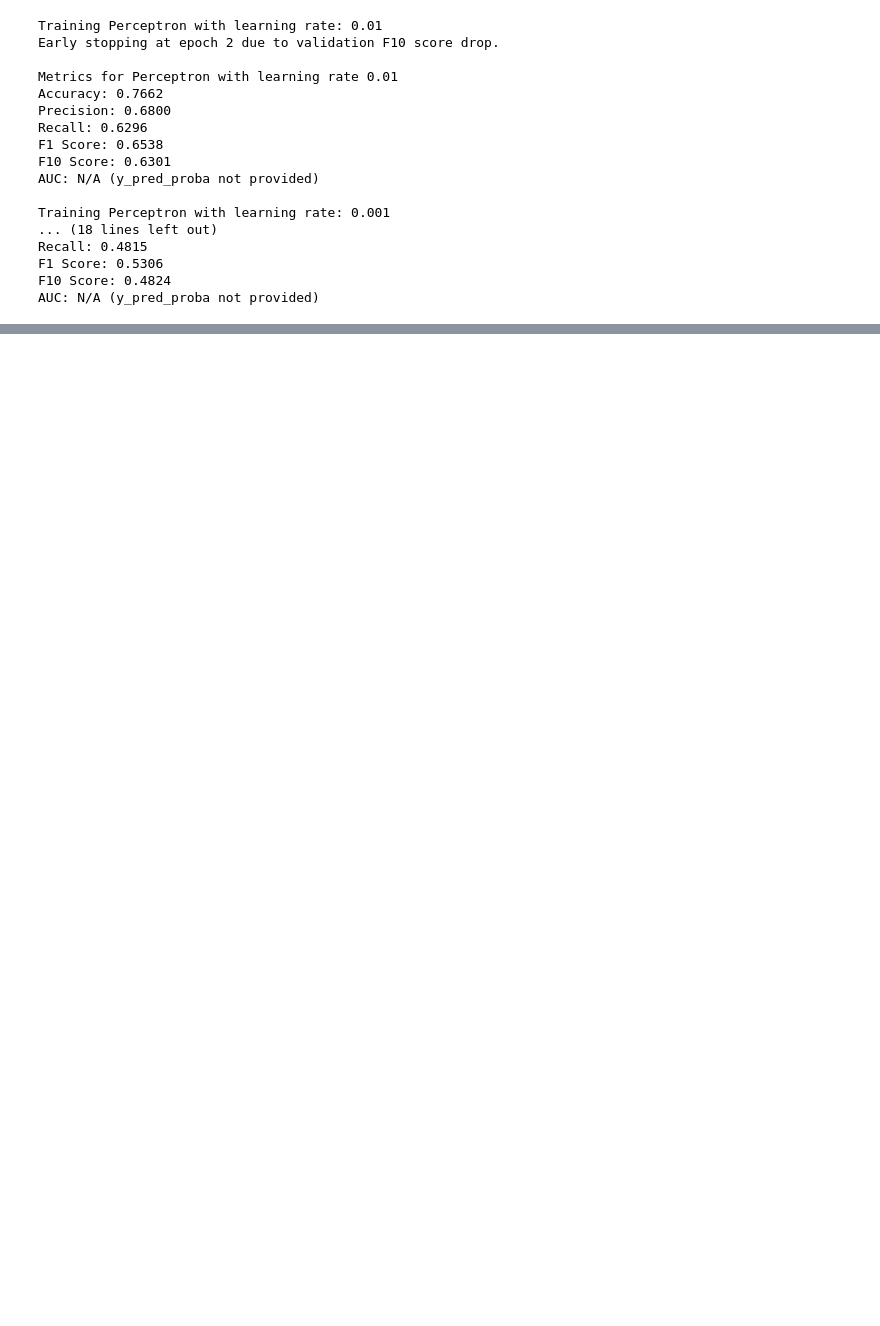
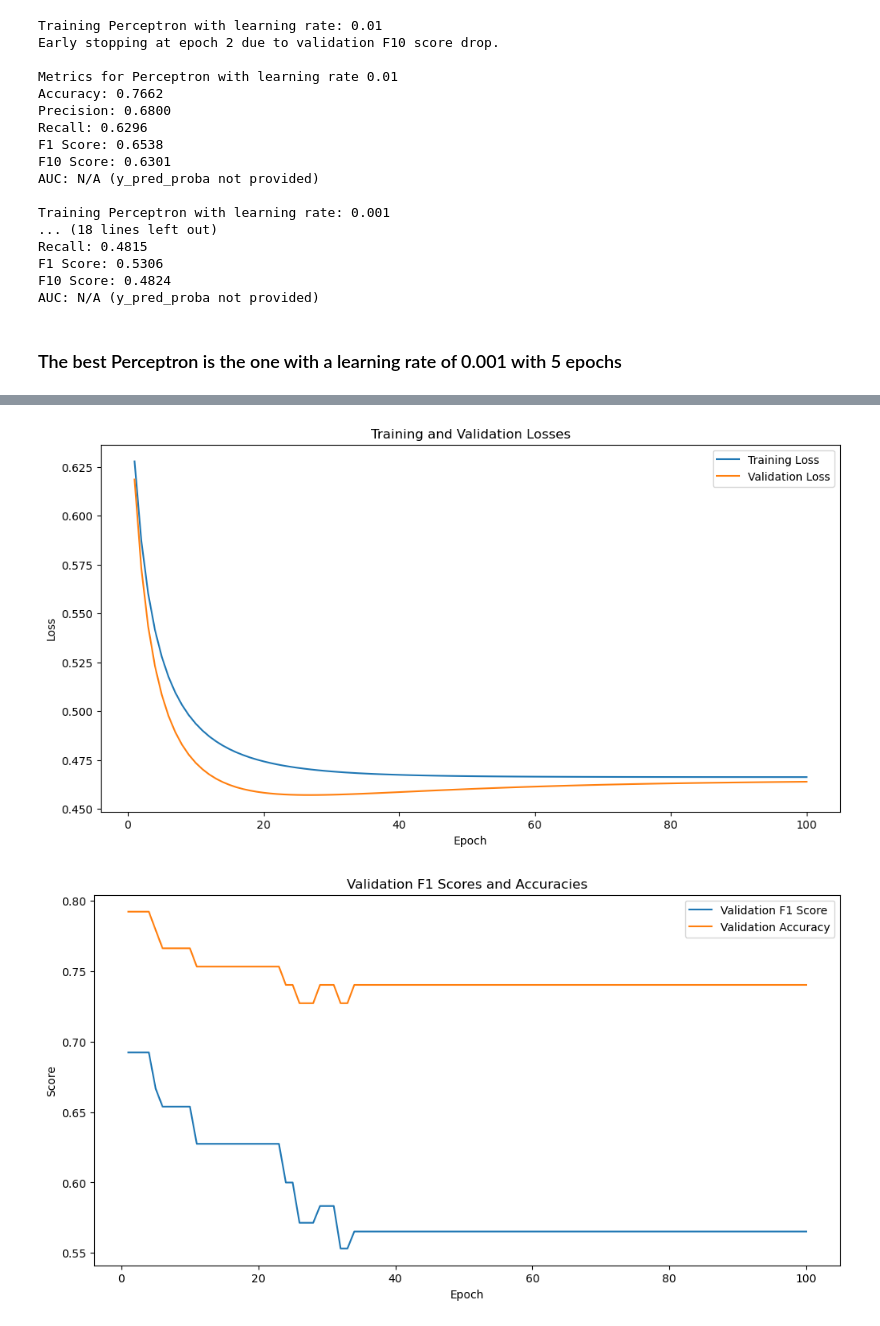
Before and after one commit to nnidadavolu4/DeepLearningFundamentals_a1772276, a Jupyter notebook: Assignment 1_Perceptron/Assignment1_DLF.ipynb, the cells around one changed output, grey strips where cells are left out. Drawn from its saved outputs; the diff is of its cells as text; code cells hidden in the pictures; blank space fills up the shorter version.

```diff
--- a/Assignment 1_Perceptron/Assignment1_DLF.ipynb
+++ b/Assignment 1_Perceptron/Assignment1_DLF.ipynb
@@ -145,7 +162,6 @@ def calculate_metrics(y_true, y_pred, y_pred_proba=None):
     Parameters:
     y_true (array-like): True labels.
     y_pred (array-like): Predicted labels.
-    y_pred_proba (array-like, optional): Predicted probabilities for the positive class.
 
     Returns:
     dict: A dictionary containing the calculated metrics.
@@ -193,13 +209,16 @@ def calculate_metrics(y_true, y_pred, y_pred_proba=None):
 #Baseline Perceptron with learning rate 0.01 and 50 iterations
 #Activation function: - Unit step function
 
-class My_Perceptron:
+class Perceptron_Baseline:
+
+    #Initiliasing the weights, learning rate and number of iterations
     def __init__(self, eta=0.01, n_iter=50):
         self.eta = eta
         self.n_iter = n_iter
         self.weights = None
         self.bias = None
 
+    #Fit Model explained in the report
     def fit(self, X, y):
         n_samples, n_features = X.shape
         self.weights = np.zeros(n_features)
@@ -219,6 +238,7 @@ class My_Perceptron:
         y_predicted = self._activation_function(linear_output)
         return y_predicted
 
+    #Unit Step Function
     def _activation_function(self, x):
         return np.where(x >= 0, 1, 0)
         # return np.sign(x)
@@ -279,7 +289,7 @@ for eta in learning_rates:
     print(f"\nTraining Perceptron with learning rate: {eta}")
 
     # Initialize the Perceptron with the current learning rate and 100 iterations
-    perceptron = My_Perceptron(eta=eta, n_iter=500)
+    perceptron = Perceptron_Baseline(eta=eta, n_iter=500)
 
     # Fit the Perceptron model
     perceptron.fit(X_train, Y_train)
@@ -374,7 +387,7 @@ for eta in learning_rates:
     print(f"\nTraining Sigmoid Perceptron with learning rate: {eta}")
 
     # Initialize the Perceptron with the current learning rate and 100 iterations
-    perceptron = Perceptron_sigmoid(eta=eta, n_iter=50)
+    perceptron = Perceptron_sigmoid(eta=eta, n_iter=100)
 
     # Fit the Perceptron model
     perceptron.fit(X_train_scaled, Y_train)
@@ -629,3 +644,5 @@ Recall: 0.4815
 F1 Score: 0.5306
 F10 Score: 0.4824
 AUC: N/A (y_pred_proba not provided)
+# %% [markdown]
+### The best Perceptron is the one with a learning rate of 0.001 with 5 epochs
@@ -631,0 +726,34 @@ AUC: N/A (y_pred_proba not provided)
+# %%
+# Initialize the Perceptron with eta=0.001 and n_iter=100
+perceptron_final = Perceptron_final(eta=0.001, n_iter=100)
+
+# Fit the Perceptron model
+perceptron_final.fit(X_train_scaled, Y_train, X_val_scaled, Y_val)
+
+# Predict on the validation set
+Y_val_pred = perceptron_final.predict(X_val_scaled)
+
+# Print metrics
+print(f"\nMetrics for Perceptron with learning rate {perceptron_final.eta}")
+metrics = calculate_metrics(Y_val, Y_val_pred)
+
+# Plot training and validation losses
+plt.figure(figsize=(12, 6))
+plt.plot(range(1, perceptron_final.n_iter + 1), perceptron_final.train_losses, label='Training Loss')
+plt.plot(range(1, perceptron_final.n_iter + 1), perceptron_final.val_losses, label='Validation Loss')
+plt.xlabel('Epoch')
+plt.ylabel('Loss')
+plt.title('Training and Validation Losses')
+plt.legend()
+plt.show()
+
+# Plot validation F1 scores and accuracies
+plt.figure(figsize=(12, 6))
+plt.plot(range(1, perceptron_final.n_iter + 1), perceptron_final.val_f1_scores, label='Validation F1 Score')
+plt.plot(range(1, perceptron_final.n_iter + 1), perceptron_final.val_accuracies, label='Validation Accuracy')
+plt.xlabel('Epoch')
+plt.ylabel('Score')
+plt.title('Validation F1 Scores and Accuracies')
+plt.legend()
+plt.show()
+# %% [output]
@@ -631,0 +777,2 @@ AUC: N/A (y_pred_proba not provided)
+[figure, added]
+[figure, added]
```
Also changed, not shown: parts of 20 cells of this notebook.
